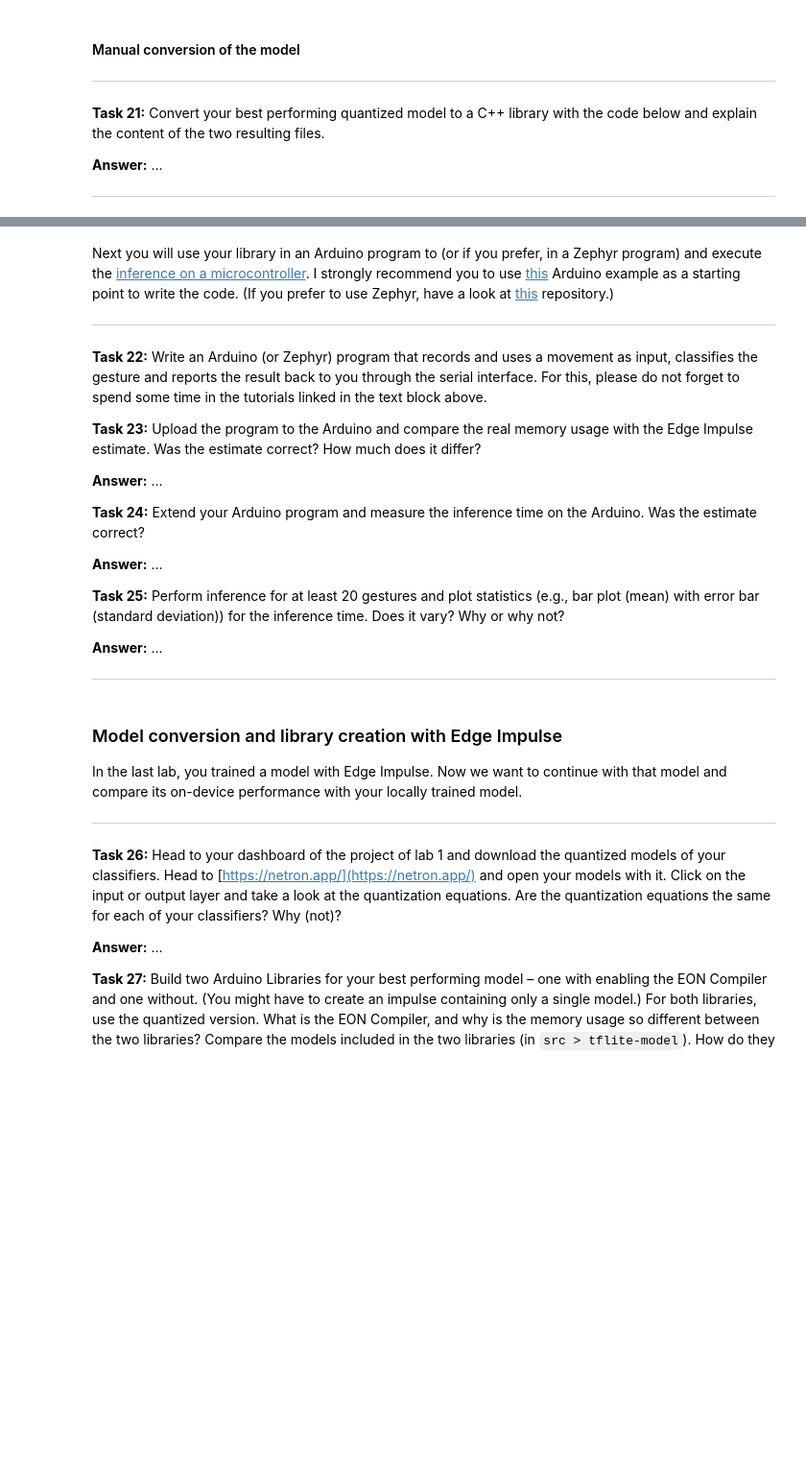
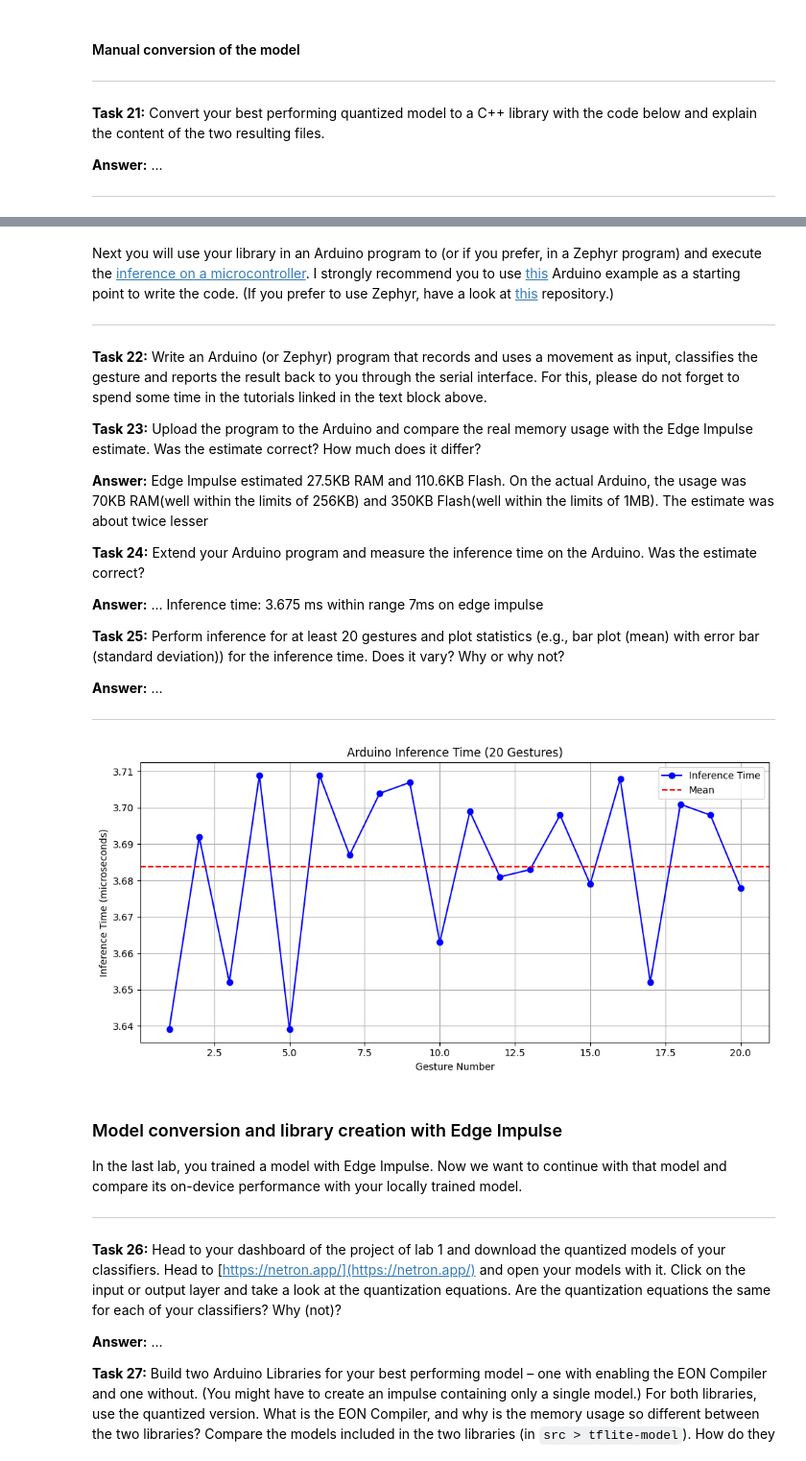
Before and after one commit to Joboreh97/TinyML_Projects, a Jupyter notebook: TinyML_(3).ipynb, the cells around one changed output, grey strips where cells are left out. Shown: that part at 96% size. Drawn from its saved outputs; the diff is of its cells as text; code cells hidden in the pictures; blank space fills up the shorter version.

```diff
--- a/TinyML_(3).ipynb
+++ b/TinyML_(3).ipynb
@@ -593,11 +593,13 @@ Next you will use your library in an Arduino program to (or if you prefer, in a
 
 **Task 23:** Upload the program to the Arduino and compare the real memory usage with the Edge Impulse estimate. Was the estimate correct? How much does it differ?
 
-**Answer:** ...
+
+
+**Answer:** Edge Impulse estimated 27.5KB RAM and 110.6KB Flash. On the actual Arduino, the usage was 70KB RAM(well within the limits of 256KB) and 350KB Flash(well within the limits of 1MB). The estimate was about twice lesser
 
 **Task 24:** Extend your Arduino program and measure the inference time on the Arduino. Was the estimate correct?
 
-**Answer:** ...
+**Answer:** ... Inference time: 3.675 ms within range 7ms on edge impulse
 
 **Task 25:** Perform inference for at least 20 gestures and plot statistics (e.g., bar plot (mean) with error bar (standard deviation)) for the inference time. Does it vary? Why or why not?
 
@@ -606,6 +608,26 @@ Next you will use your library in an Arduino program to (or if you prefer, in a
 
 
 ---
+# %%
+inference_times_ms = [3.639, 3.692,3.652,3.709, 3.639,3.709,3.687,3.704,3.707,3.663,3.699,3.681,3.683,3.698,3.679,3.708,3.652,3.701,3.698,3.678]
+# %%
+import matplotlib.pyplot as plt
+
+# Create an index for x-axis
+x = list(range(1, len(inference_times_ms) + 1))
+
+plt.figure(figsize=(10, 5))
+plt.plot(x, inference_times_ms, marker='o', linestyle='-', color='blue', label='Inference Time')
+plt.axhline(y=sum(inference_times_ms)/len(inference_times_ms), color='red', linestyle='--', label='Mean')
+plt.title("Arduino Inference Time (20 Gestures)")
+plt.xlabel("Gesture Number")
+plt.ylabel("Inference Time (microseconds)")
+plt.legend()
+plt.grid(True)
+plt.tight_layout()
+plt.show()
+# %% [output]
+[figure, added]
 # %% [markdown]
 ### Model conversion and library creation with Edge Impulse
 
```
Also changed, not shown: parts of 8 cells of this notebook.
